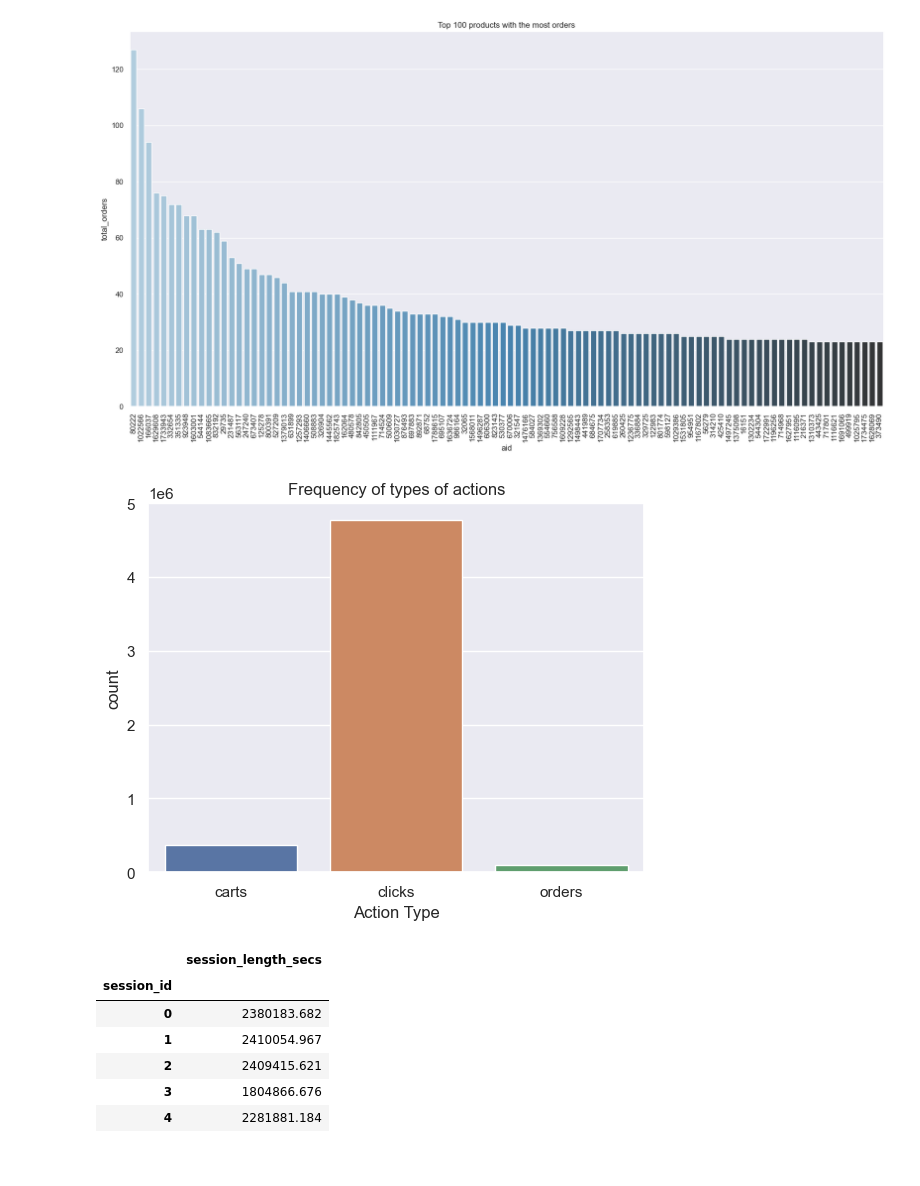
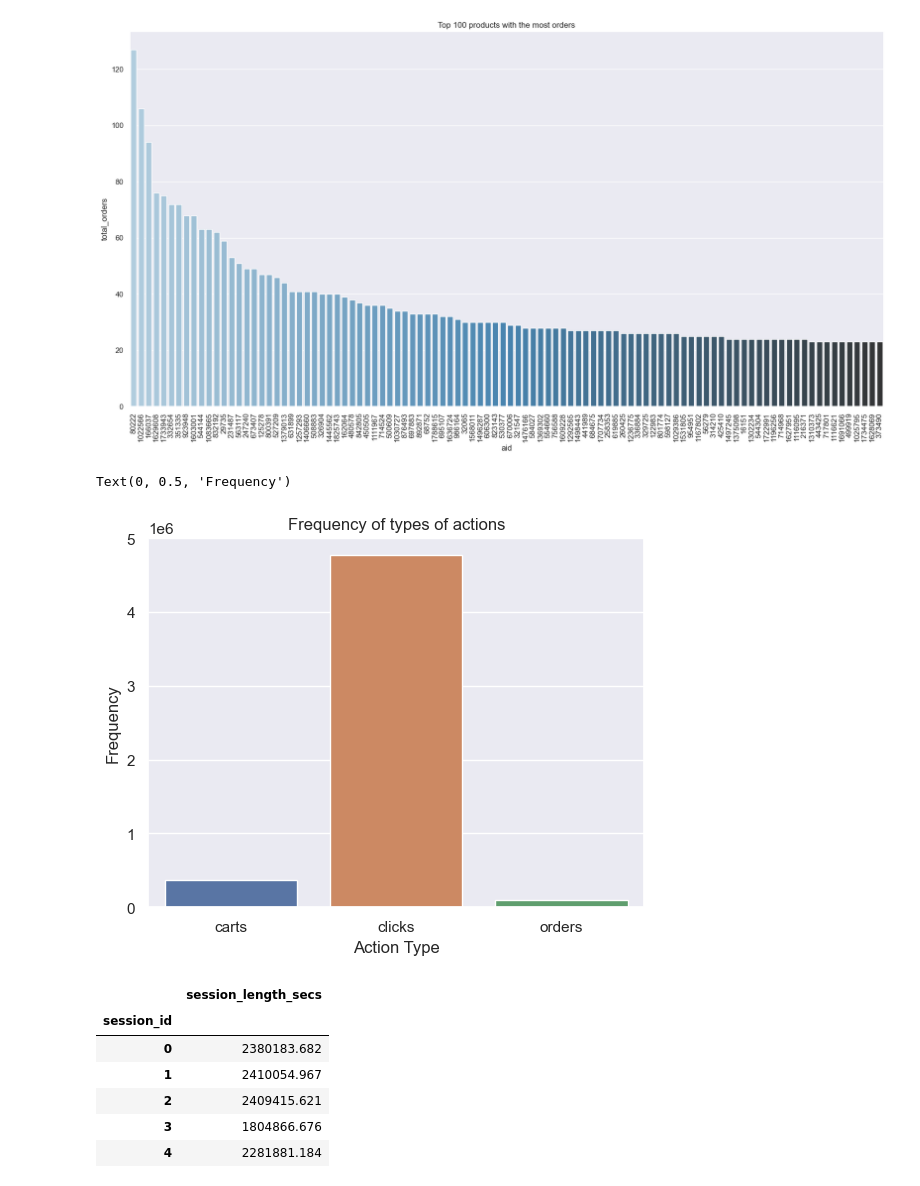
Before and after one commit to axa99/ottp-multi-recs, a Jupyter notebook: ottp-eda_12_05_2022.ipynb, the cells around one changed output. Cells and saved outputs as stored; diff of their text form; code cells hidden in the pictures.

Commit message:
plot for carts and orders actions

```diff
--- a/ottp-eda_12_05_2022.ipynb
+++ b/ottp-eda_12_05_2022.ipynb
@@ -210,11 +233,13 @@ plt.xticks(rotation=90);
 # %%
 # plot the frequency of types of actions
 
 sns.countplot(x='type', data=all_dfs_concat)
 plt.title('Frequency of types of actions')
 plt.xlabel('Action Type');
+plt.ylabel('Frequency')
 # %% [output]
+Text(0, 0.5, 'Frequency')
-[figure, old version]
+[figure, new version]
 # %%
 all_dfs_concat_session_length = all_dfs_concat.groupby('session_id').agg(session_length_secs=('time_stamp', lambda x: (x.max() - x.min()).total_seconds()))
 # %%
```
Also changed, not shown: parts of 4 cells of this notebook.
